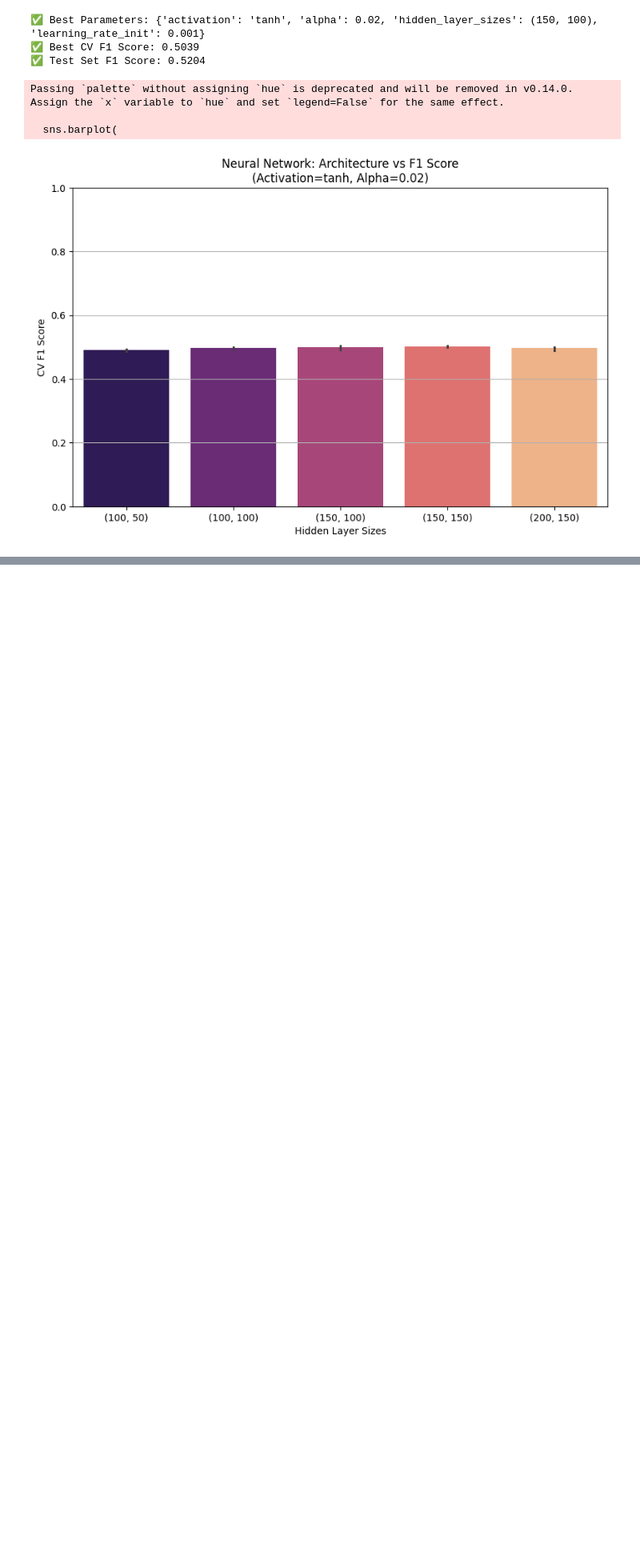
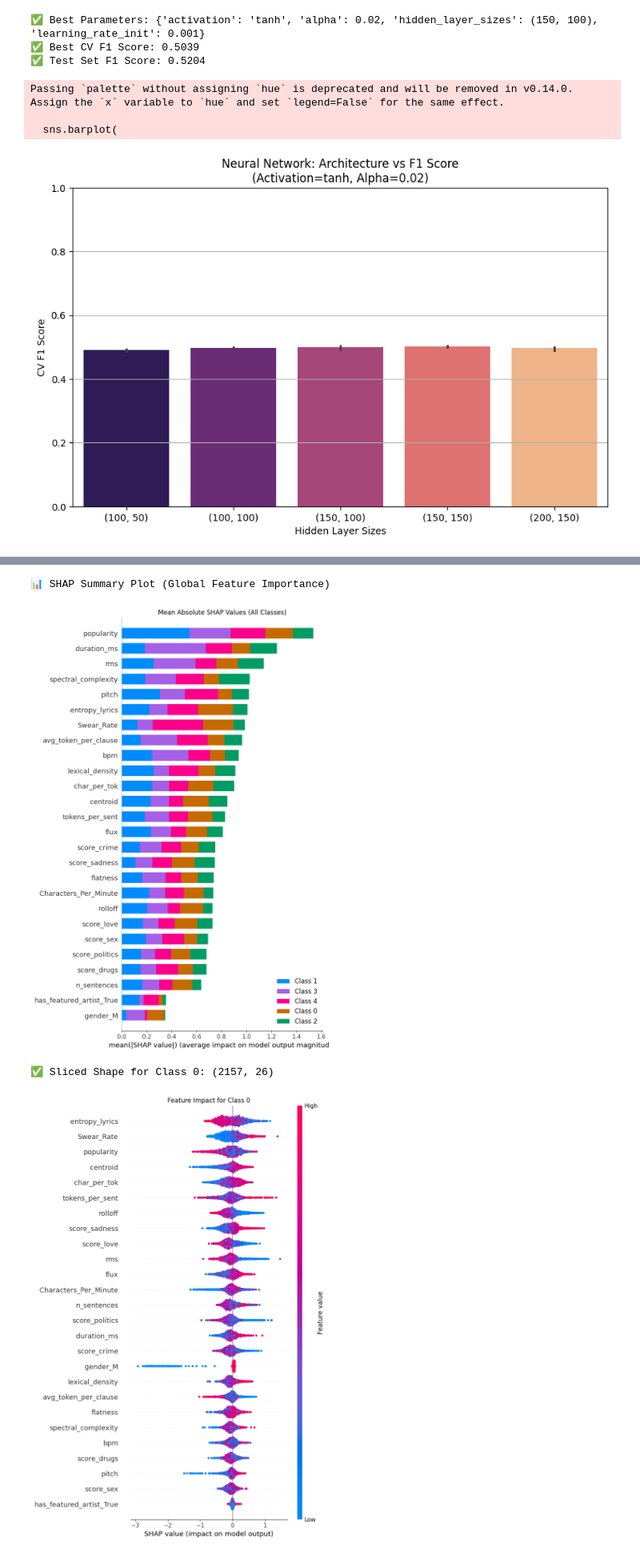
Before and after one commit to Syreel/DataMining, a Jupyter notebook: predictive_analysis.ipynb, the cells around one changed output, grey strips where cells are left out. Shown at 80% size. Cells and saved outputs as stored; diff of their text form; code cells hidden in the pictures; blank space fills up the shorter version.

```diff
--- a/predictive_analysis.ipynb
+++ b/predictive_analysis.ipynb
@@ -895,0 +1011,63 @@ Found 6 tuned models to plot.
+# %%
+import shap
+import matplotlib.pyplot as plt
+
+# 1. Initialize the Explainer
+# XGBoost is a tree-based model, so we use TreeExplainer (optimized for trees)
+
+best_xgb = final_models['XGBoost']
+
+explainer = shap.TreeExplainer(best_xgb)
+
+# 2. Calculate SHAP Values
+# We use a subsample of X_test (e.g., first 200 rows) to speed up calculation
+# If your dataset is small (<2000 rows), you can use the whole X_test
+X_sample = X_test
+shap_values = explainer.shap_values(X_sample)
+
+# 3. Summary Plot (The "Beeswarm" Plot)
+# For Multiclass problems, shap_values is a list of arrays (one per class).
+# We can plot the summary for a SPECIFIC class (e.g., Class 0 = Center).
+# Or use plot_type="bar" to see the aggregate importance across ALL classes.
+
+print("📊 SHAP Summary Plot (Global Feature Importance)")
+plt.figure()
+shap.summary_plot(
+    shap_values,
+    X_sample,
+    feature_names=COLS,
+    max_display=len(COLS),
+    plot_type="bar", # 'bar' stacks the importance of all classes
+    show=False
+)
+plt.title("Mean Absolute SHAP Values (All Classes)")
+plt.tight_layout()
+plt.show()
+
+# 1. Define the class you want to explain (e.g., 0 for the first region)
+
+for i in range (0, 5):
+    # 2. Slice the 3D array correctly: [All Samples, All Features, Specific Class]
+    # This transforms (2156, 35, 5) -> (2156, 35) matching X_sample
+    class_shap_values = shap_values[:, :, i]
+
+    print(f"✅ Sliced Shape for Class {i}: {class_shap_values.shape}")
+    # Should output: (2156, 35)
+
+    # 3. Plot
+    plt.figure()
+    shap.summary_plot(
+        class_shap_values,
+        X_sample,
+        feature_names=COLS,
+        max_display=len(COLS),
+        show=False
+    )
+    plt.title(f"Feature Impact for Class {i}")
+    plt.tight_layout()
+    plt.show()
+# %% [output]
+📊 SHAP Summary Plot (Global Feature Importance)
+[figure, added]
+✅ Sliced Shape for Class 0: (2157, 26)
+[figure, added]
```
Also changed, not shown: parts of 13 cells of this notebook, 3 other files.
